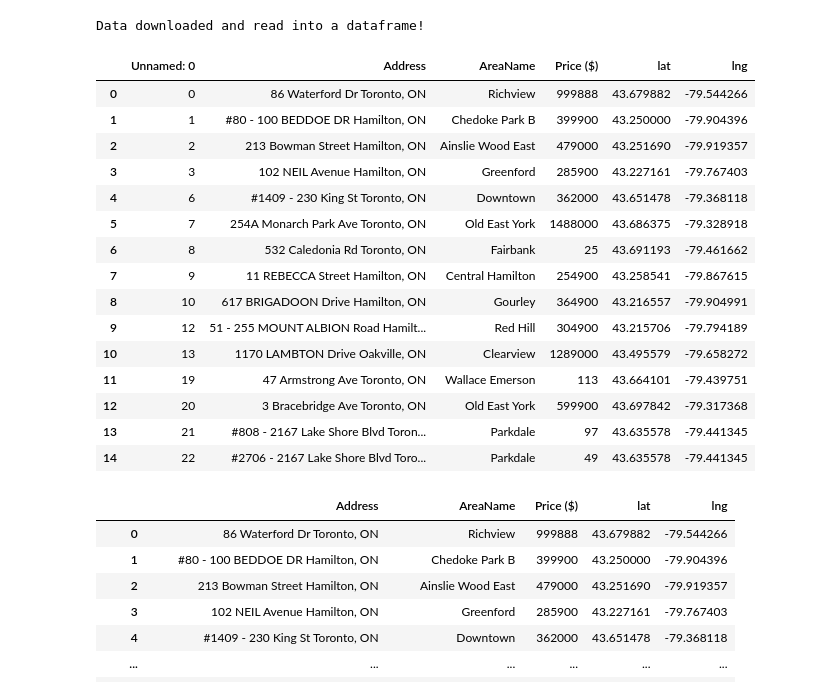
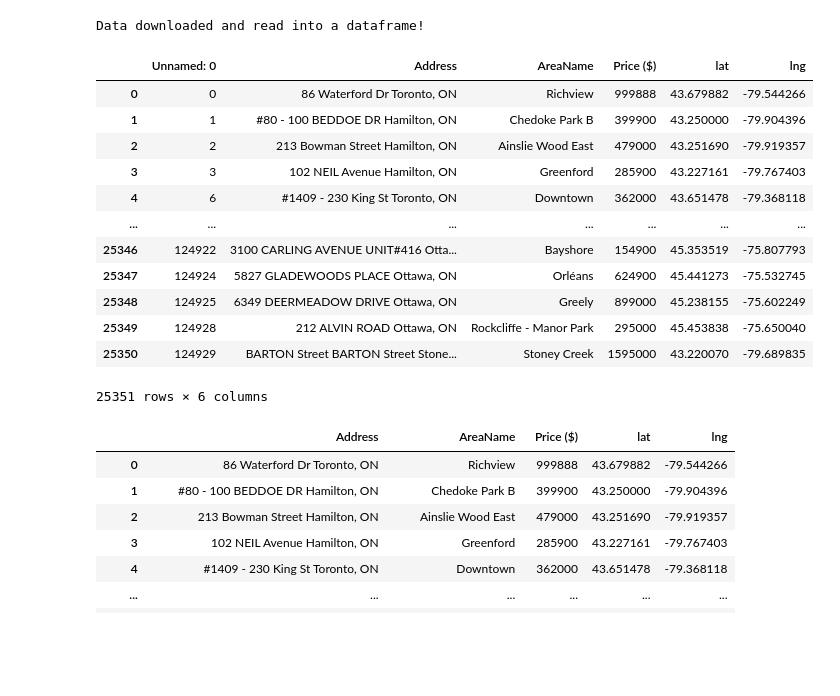
Before and after one commit to nsubagya/House-Prices-in-Ontario, a Jupyter notebook: properties.ipynb, the cells around one changed output. Drawn from its saved outputs; the diff is of its cells as text; code cells hidden in the pictures; blank space fills up the shorter version.

```diff
--- a/properties.ipynb
+++ b/properties.ipynb
@@ -23,7 +23,7 @@ Requirement already satisfied: six>=1.5 in c:\users\subag\anaconda3\lib\site-pac
 import pandas as pd
 
 # Specify the path to the local Excel file
-file_path = r"...\properties.csv" # Replace with the actual file path
+file_path = r"C:\Users\subag\Downloads\GitHub\properties\properties.csv" #
 
 try:
     # Attempt to read the Excel file into a DataFrame
@@ -37,24 +37,21 @@ except Exception as e:
 # %% [output]
 Data downloaded and read into a dataframe!
 # %%
-df.head(15)
+df
 # %% [output]
 |  | Unnamed: 0 | Address | AreaName | Price ($) | lat | lng |
 | 0 | 0 | 86 Waterford Dr Toronto, ON | Richview | 999888 | 43.679882 | -79.544266 |
 | 1 | 1 | #80 - 100 BEDDOE DR Hamilton, ON | Chedoke Park B | 399900 | 43.250000 | -79.904396 |
 | 2 | 2 | 213 Bowman Street Hamilton, ON | Ainslie Wood East | 479000 | 43.251690 | -79.919357 |
 | 3 | 3 | 102 NEIL Avenue Hamilton, ON | Greenford | 285900 | 43.227161 | -79.767403 |
 | 4 | 6 | #1409 - 230 King St Toronto, ON | Downtown | 362000 | 43.651478 | -79.368118 |
-| 5 | 7 | 254A Monarch Park Ave Toronto, ON | Old East York | 1488000 | 43.686375 | -79.328918 |
-| 6 | 8 | 532 Caledonia Rd Toronto, ON | Fairbank | 25 | 43.691193 | -79.461662 |
-| 7 | 9 | 11 REBECCA Street Hamilton, ON | Central Hamilton | 254900 | 43.258541 | -79.867615 |
-| 8 | 10 | 617 BRIGADOON Drive Hamilton, ON | Gourley | 364900 | 43.216557 | -79.904991 |
-| 9 | 12 | 51 - 255 MOUNT ALBION Road Hamilt... | Red Hill | 304900 | 43.215706 | -79.794189 |
-| 10 | 13 | 1170 LAMBTON Drive Oakville, ON | Clearview | 1289000 | 43.495579 | -79.658272 |
-| 11 | 19 | 47 Armstrong Ave Toronto, ON | Wallace Emerson | 113 | 43.664101 | -79.439751 |
-| 12 | 20 | 3 Bracebridge Ave Toronto, ON | Old East York | 599900 | 43.697842 | -79.317368 |
-| 13 | 21 | #808 - 2167 Lake Shore Blvd Toron... | Parkdale | 97 | 43.635578 | -79.441345 |
-| 14 | 22 | #2706 - 2167 Lake Shore Blvd Toro... | Parkdale | 49 | 43.635578 | -79.441345 |
+| ... | ... | ... | ... | ... | ... | ... |
+| 25346 | 124922 | 3100 CARLING AVENUE UNIT#416 Otta... | Bayshore | 154900 | 45.353519 | -75.807793 |
+| 25347 | 124924 | 5827 GLADEWOODS PLACE Ottawa, ON | Orléans | 624900 | 45.441273 | -75.532745 |
+| 25348 | 124925 | 6349 DEERMEADOW DRIVE Ottawa, ON | Greely | 899000 | 45.238155 | -75.602249 |
+| 25349 | 124928 | 212 ALVIN ROAD Ottawa, ON | Rockcliffe - Manor Park | 295000 | 45.453838 | -75.650040 |
+| 25350 | 124929 | BARTON Street BARTON Street Stone... | Stoney Creek | 1595000 | 43.220070 | -79.689835 |
+25351 rows × 6 columns
 # %%
 df = df.drop(columns='Unnamed: 0')
 df
```
Also changed, not shown: parts of 45 cells of this notebook.
